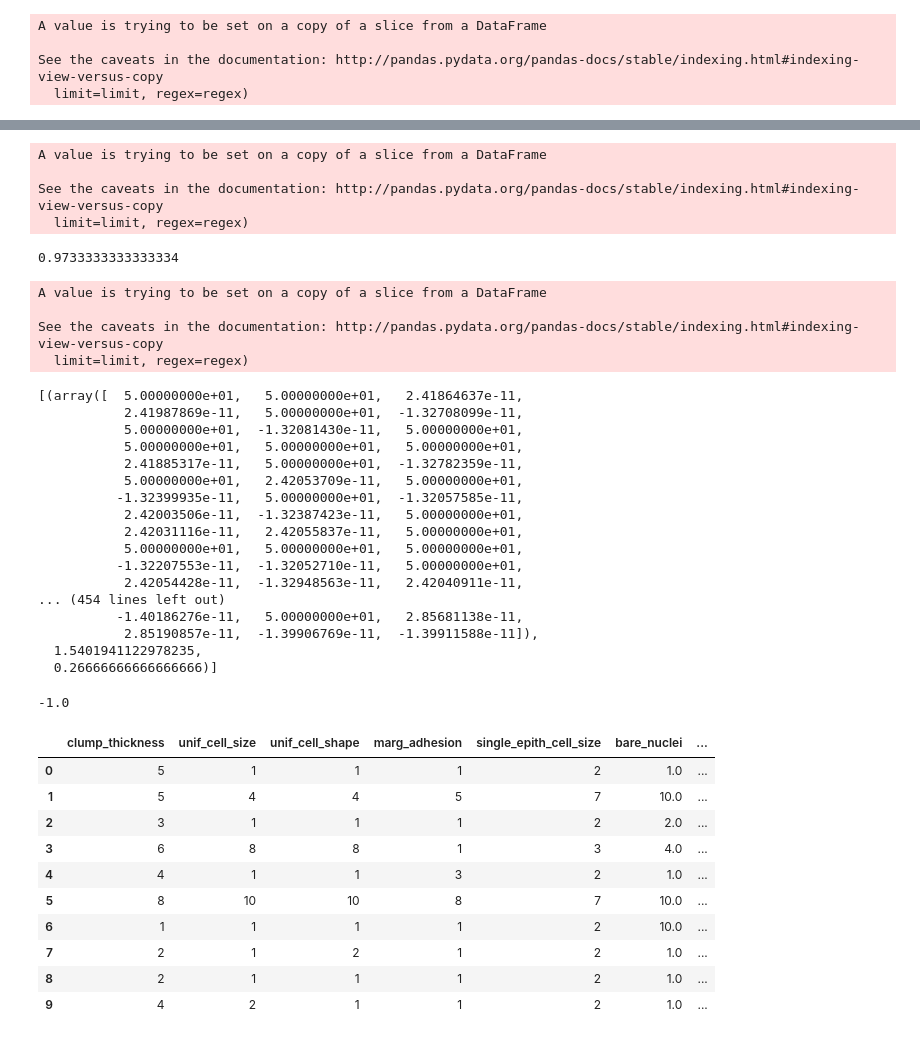
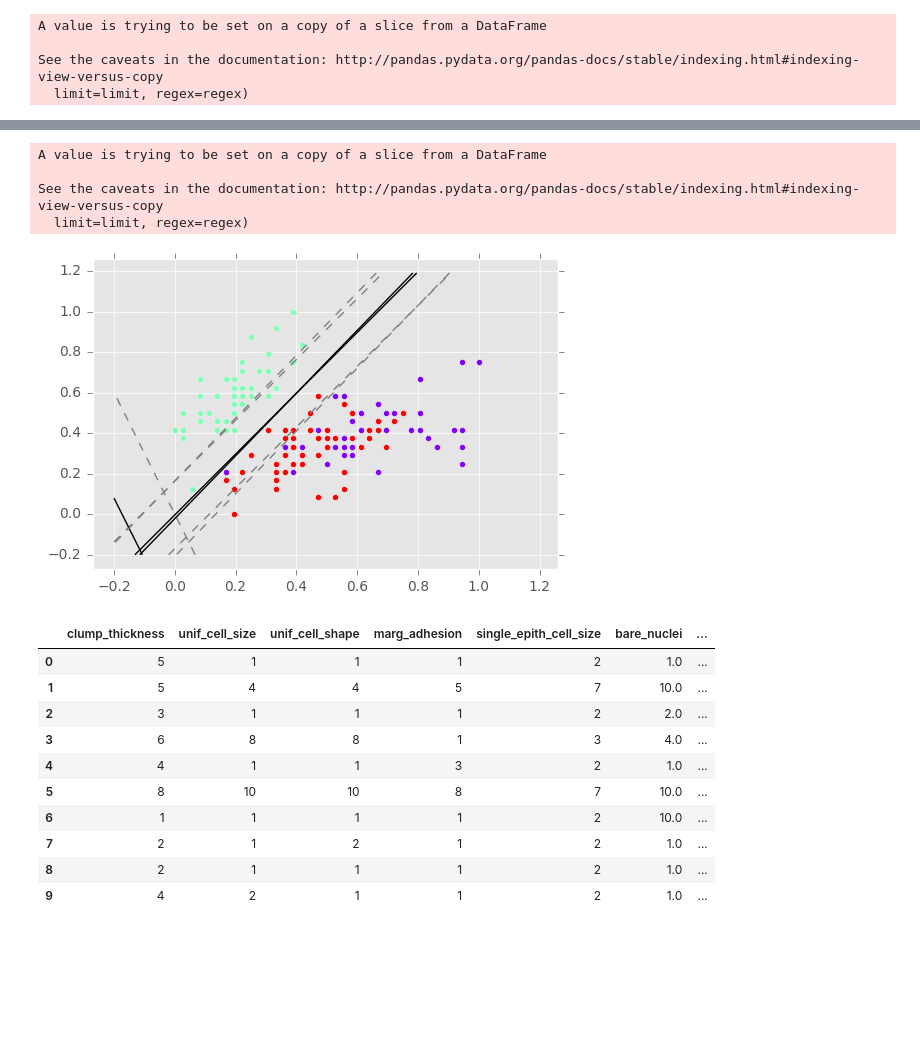
Before and after one commit to lenarttreven/MachineLearning, a Jupyter notebook: Support_vector_machine.ipynb, the cells around one changed output, grey strips where cells are left out. Drawn from its saved outputs; the diff is of its cells as text; code cells hidden in the pictures; blank space fills up the shorter version.

Commit message:
visualization

```diff
--- a/Support_vector_machine.ipynb
+++ b/Support_vector_machine.ipynb
@@ -432,15 +470,4 @@ See the caveats in the documentation: http://pandas.pydata.org/pandas-docs/stabl
 # %%
-clf.test(A, y)
+#clf.test(A, y)
-# %% [output]
-A value is trying to be set on a copy of a slice from a DataFrame
-
-See the caveats in the documentation: http://pandas.pydata.org/pandas-docs/stable/indexing.html#indexing-view-versus-copy
-  limit=limit, regex=regex)
-0.9733333333333334
 # %%
-clf.cross_validate(k=3)
+#clf.cross_validate(k=3)
-# %% [output]
-A value is trying to be set on a copy of a slice from a DataFrame
-
-See the caveats in the documentation: http://pandas.pydata.org/pandas-docs/stable/indexing.html#indexing-view-versus-copy
-  limit=limit, regex=regex)
@@ -447,27 +476,11 @@ See the caveats in the documentation: http://pandas.pydata.org/pandas-docs/stabl
 # %%
-clf.accuracy
+clf.visualize()
 # %% [output]
-[(array([  5.00000000e+01,   5.00000000e+01,   2.41864637e-11,
-           2.41987869e-11,   5.00000000e+01,  -1.32708099e-11,
-           5.00000000e+01,  -1.32081430e-11,   5.00000000e+01,
-           5.00000000e+01,   5.00000000e+01,   5.00000000e+01,
-           2.41885317e-11,   5.00000000e+01,  -1.32782359e-11,
-           5.00000000e+01,   2.42053709e-11,   5.00000000e+01,
-          -1.32399935e-11,   5.00000000e+01,  -1.32057585e-11,
-           2.42003506e-11,  -1.32387423e-11,   5.00000000e+01,
-           2.42031116e-11,   2.42055837e-11,   5.00000000e+01,
-           5.00000000e+01,   5.00000000e+01,   5.00000000e+01,
-          -1.32207553e-11,  -1.32052710e-11,   5.00000000e+01,
-           2.42054428e-11,  -1.32948563e-11,   2.42040911e-11,
-... (454 lines left out)
-          -1.40186276e-11,   5.00000000e+01,   2.85681138e-11,
-           2.85190857e-11,  -1.39906769e-11,  -1.39911588e-11]),
-  1.5401941122978235,
-  0.26666666666666666)]
+A value is trying to be set on a copy of a slice from a DataFrame
+
+See the caveats in the documentation: http://pandas.pydata.org/pandas-docs/stable/indexing.html#indexing-view-versus-copy
+  limit=limit, regex=regex)
+[figure, added]
-# %%
-clf.predict([6.0,3.0])
-# %% [output]
--1.0
 # %%
 df = pd.read_csv('breast-cancer-wisconsin.data.txt')
 df.replace('?', -99, inplace=True)
```
Also changed, not shown: parts of 7 cells of this notebook, 1 other file.
